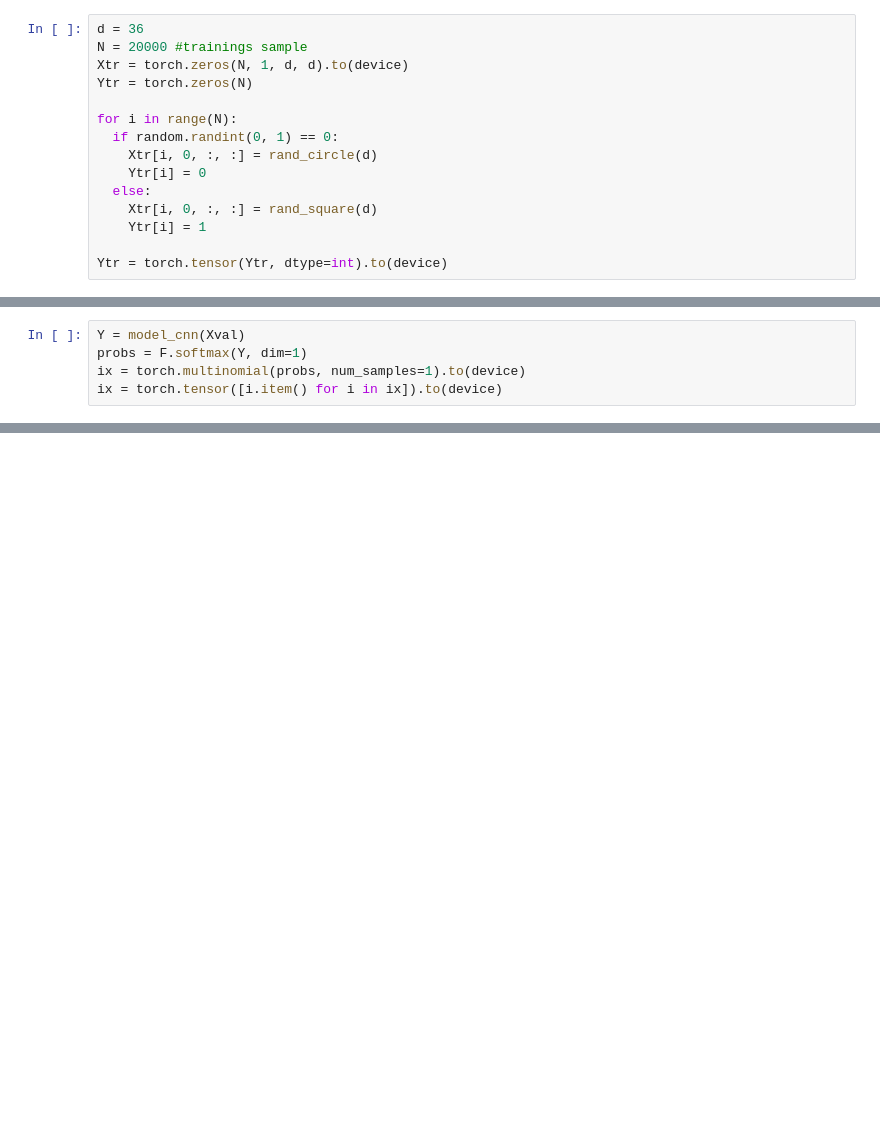
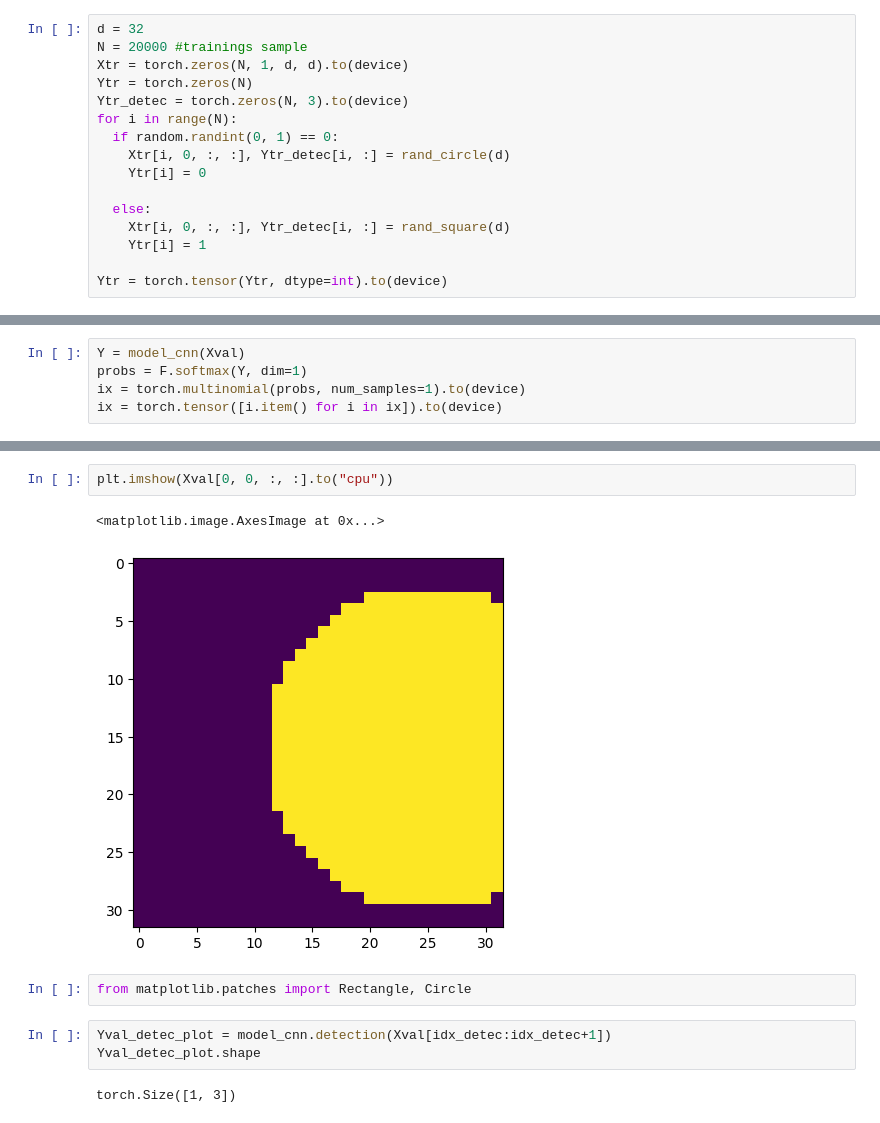
Before and after one commit to markuspirke/fun-with-images, a Jupyter notebook: circle_square_detection.ipynb, the cells around one changed output, grey strips where cells are left out. Cells and saved outputs as stored; diff of their text form; blank space fills up the shorter version.

Commit message:
updated circle detection

```diff
--- a/circle_square_detection.ipynb
+++ b/circle_square_detection.ipynb
@@ -89,15 +88,16 @@ def rand_square(d):
 # %%
-d = 36
+d = 32
 N = 20000 #trainings sample
 Xtr = torch.zeros(N, 1, d, d).to(device)
 Ytr = torch.zeros(N)
-
+Ytr_detec = torch.zeros(N, 3).to(device)
 for i in range(N):
   if random.randint(0, 1) == 0:
-    Xtr[i, 0, :, :] = rand_circle(d)
+    Xtr[i, 0, :, :], Ytr_detec[i, :] = rand_circle(d)
     Ytr[i] = 0
+
   else:
-    Xtr[i, 0, :, :] = rand_square(d)
+    Xtr[i, 0, :, :], Ytr_detec[i, :] = rand_square(d)
     Ytr[i] = 1
 
 Ytr = torch.tensor(Ytr, dtype=int).to(device)
@@ -199,0 +215,12 @@ sum(ix == Yval).item()/Nval
+# %%
+plt.imshow(Xval[0, 0, :, :].to("cpu"))
+# %% [output]
+<matplotlib.image.AxesImage at 0x...>
+[figure, added]
+# %%
+from matplotlib.patches import Rectangle, Circle
+# %%
+Yval_detec_plot = model_cnn.detection(Xval[idx_detec:idx_detec+1])
+Yval_detec_plot.shape
+# %% [output]
+torch.Size([1, 3])
```
Also changed, not shown: parts of 21 cells of this notebook.
